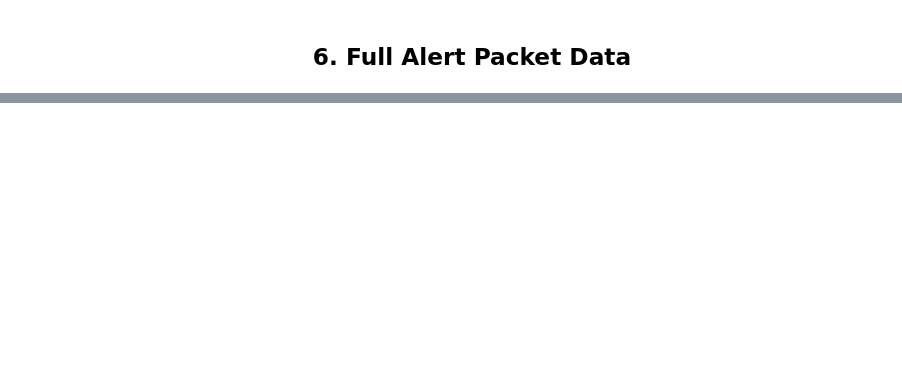
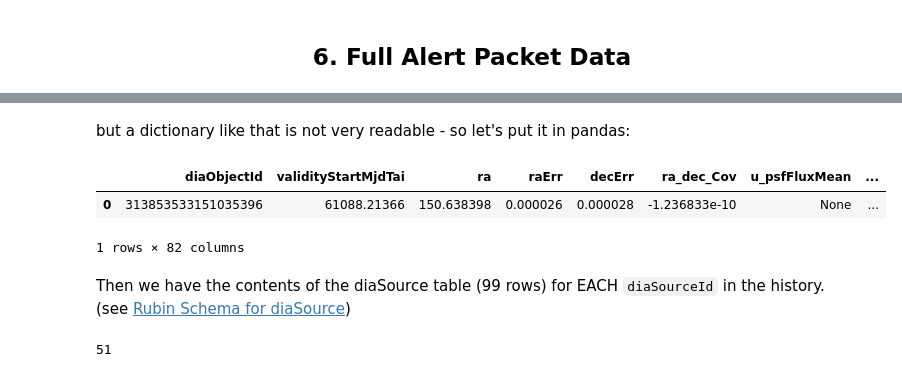
Before and after one commit to lsst-uk/lasair-lsst-examples, a Jupyter notebook: notebooks/KAFKA_Listen_to_Alerts.ipynb, the cells around one changed output, grey strips where cells are left out. Drawn from its saved outputs; the diff is of its cells as text; code cells hidden in the pictures; blank space fills up the shorter version.

```diff
--- a/notebooks/KAFKA_Listen_to_Alerts.ipynb
+++ b/notebooks/KAFKA_Listen_to_Alerts.ipynb
@@ -336,0 +425,16 @@ os.replace(str(OUTPUT_PATH / f"message_LiteLC.tmp.json"), str(OUTPUT_PATH / f"me
+# %% [markdown]
+but a dictionary like that is not very readable - so let's put it in pandas:
+# %%
+__dat  = pd.DataFrame(dat_full['alert'].iloc[0]['diaObject'], index=[0])
+__dat.head()
+# %% [output]
+|  | diaObjectId | validityStartMjdTai | ra | raErr | decErr | ra_dec_Cov | u_psfFluxMean | ... |
+| 0 | 313853533151035396 | 61088.21366 | 150.638398 | 0.000026 | 0.000028 | -1.236833e-10 | None | ... |
+1 rows × 82 columns
+# %% [markdown]
+Then we have the contents of the diaSource table (99 rows) for EACH `diaSourceId` in the history. (see [Rubin Schema for diaSource](https://sdm-schemas.lsst.io/apdb.html#DiaSource))
+# %%
+# How many diaSources do we have here?
+len(dat_full['alert'].iloc[0]['diaSourcesList'])
+# %% [output]
+51
```
Also changed, not shown: parts of 29 cells of this notebook, 1 other file.
